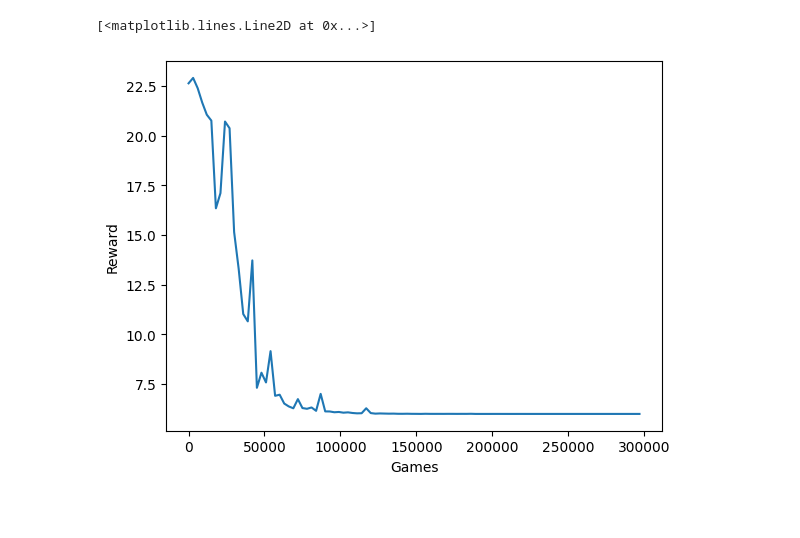
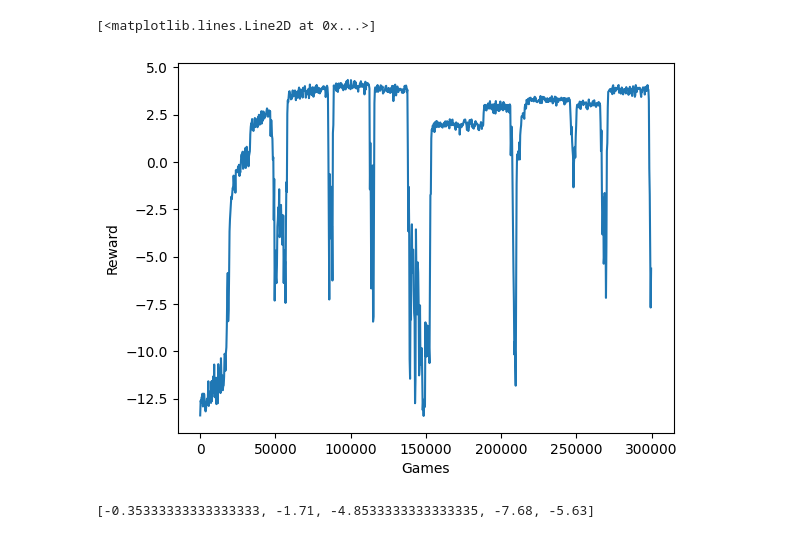
Before and after one commit to PeithonKing/Learning_Reinforcement_Learning, a Jupyter notebook: snake_ladder/play.ipynb, the cells around one changed output. Cells and saved outputs as stored; diff of their text form; code cells hidden in the pictures; blank space fills up the shorter version.

```diff
--- a/snake_ladder/play.ipynb
+++ b/snake_ladder/play.ipynb
@@ -11,12 +11,12 @@ q_table = np.zeros((env.state_space+1, env.action_space))
 # %%
 num_episodes = int(3e5)
 
-learning_rate = 0.1  # alpha
-discount_rate = 0.9  # gamma
+learning_rate = 0.01  # alpha
+discount_rate = 0.99  # gamma
 
 exploration_rate = 1  # epsilon
 max_exploration_rate = 1
-min_exploration_rate = 0
+min_exploration_rate = 0.1
 exploration_decay_rate = 5e-5
 # %%
 np.random.seed(29)
@@ -43,13 +43,17 @@ for episode in tqdm(range(num_episodes)):
     # print(rewards_current_episode)
 # %%
 # Calculate and print the average reward per n episodes
-n = int(num_episodes/100)
+n = int(num_episodes/1000)
 # n = 10
-rewards_per_thousand_episodes = list(map(lambda x: 10-sum(x)/n, np.split(np.array(rewards_all_episodes), num_episodes/n)))
+rewards_per_thousand_episodes = list(map(lambda x: sum(x)/n, np.split(np.array(rewards_all_episodes), num_episodes/n)))
 ind = np.arange(len(rewards_per_thousand_episodes))*n
 plt.xlabel("Games")
 plt.ylabel("Reward")
 plt.plot(ind, rewards_per_thousand_episodes)
 # %% [output]
 [<matplotlib.lines.Line2D at 0x...>]
-[figure, old version]
+[figure, new version]
+# %%
+rewards_per_thousand_episodes[-5:]
+# %% [output]
+[-0.35333333333333333, -1.71, -4.8533333333333335, -7.68, -5.63]
```
Also changed, not shown: 13 other files.
